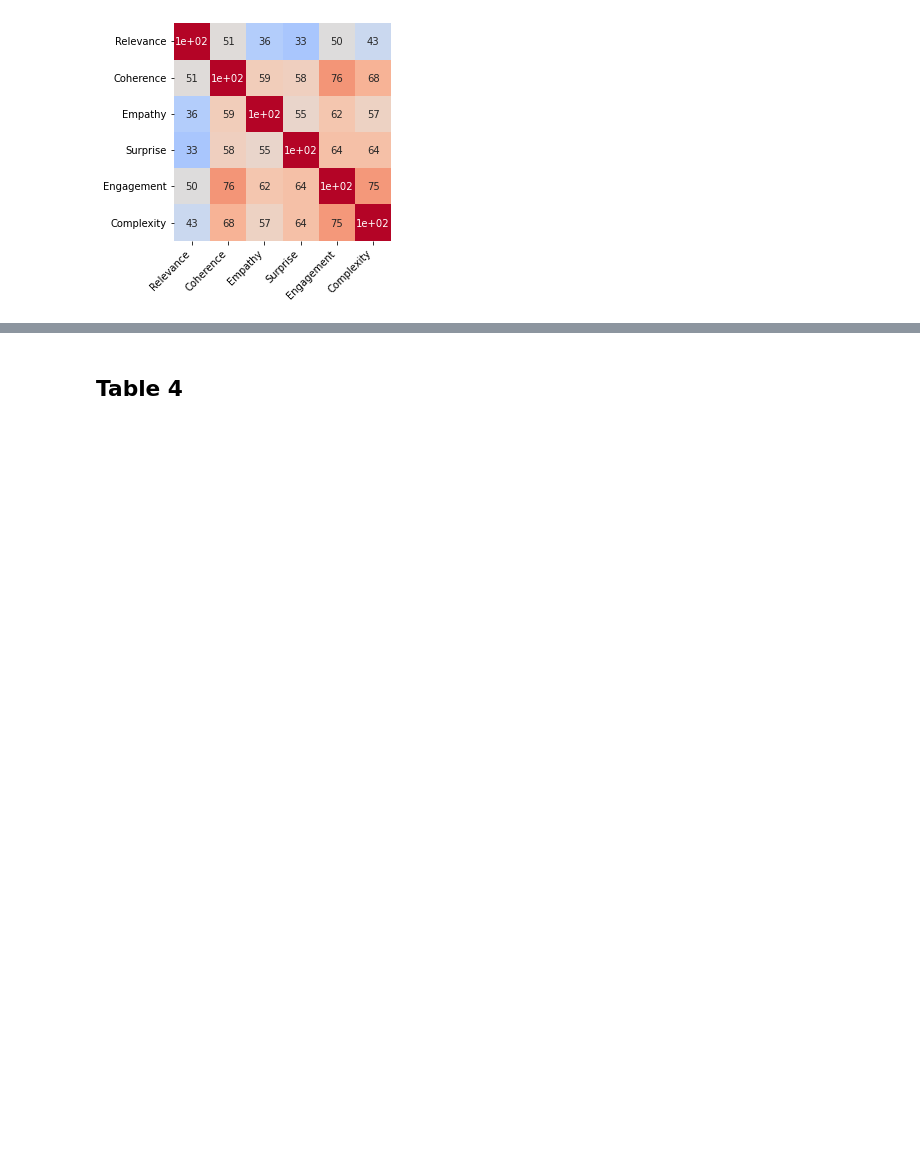
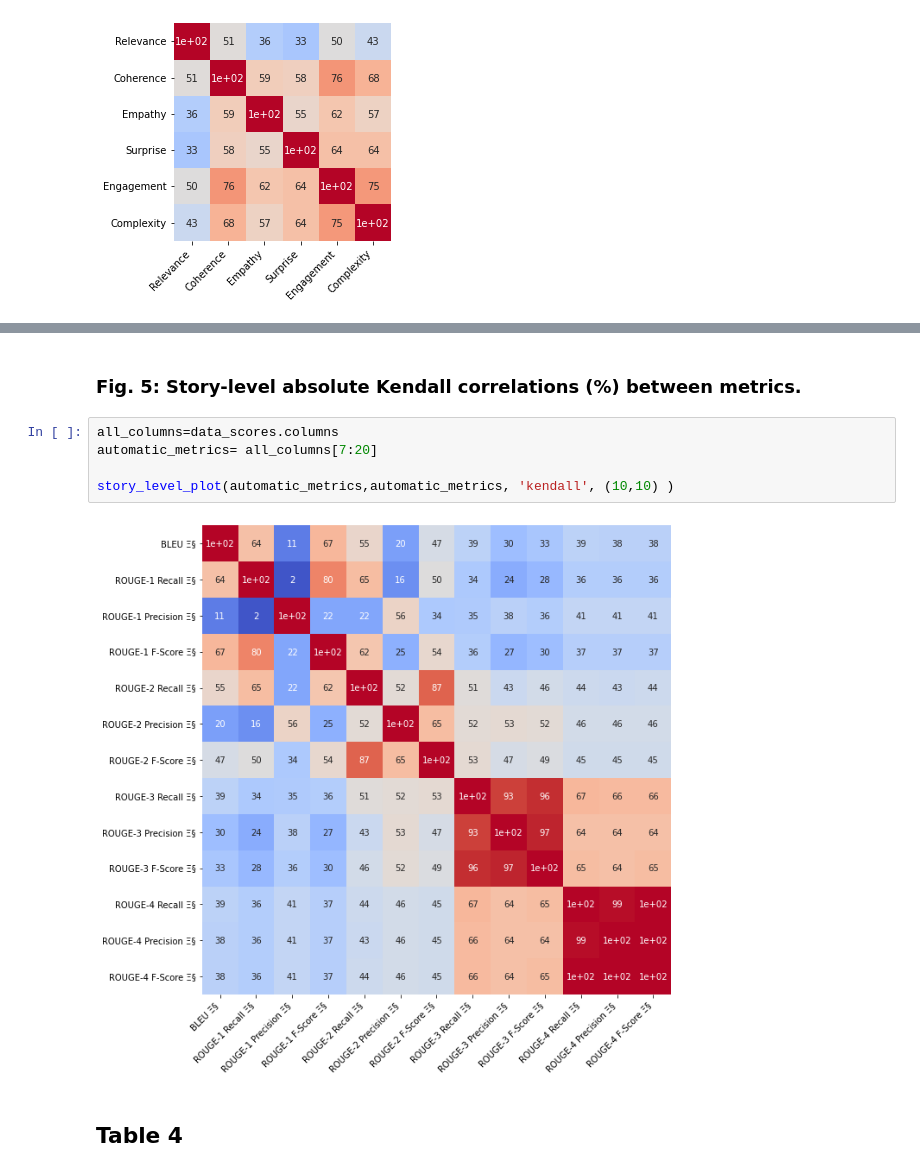
Before and after one commit to CamilleCoustaury/NLP-ENSAE-3A-Sujet4, a Jupyter notebook: data_visualization.ipynb, the cells around one changed output, grey strips where cells are left out. Saved outputs shown, nothing was run; the diff lists cells and outputs as text; blank space fills up the shorter version.

```diff
--- a/data_visualization.ipynb
+++ b/data_visualization.ipynb
@@ -195,3 +172,12 @@ ValueError: cannot convert float NaN to integer
+# %% [markdown]
+### Fig. 5: Story-level absolute Kendall correlations (%) between metrics.
+# %%
+all_columns=data_scores.columns
+automatic_metrics= all_columns[7:20]
+
+story_level_plot(automatic_metrics,automatic_metrics, 'kendall', (10,10) )
+# %% [output]
+[figure, added]
 # %% [markdown]
 ## Table 4
 # %%
```
Also changed, not shown: parts of 26 cells of this notebook.
